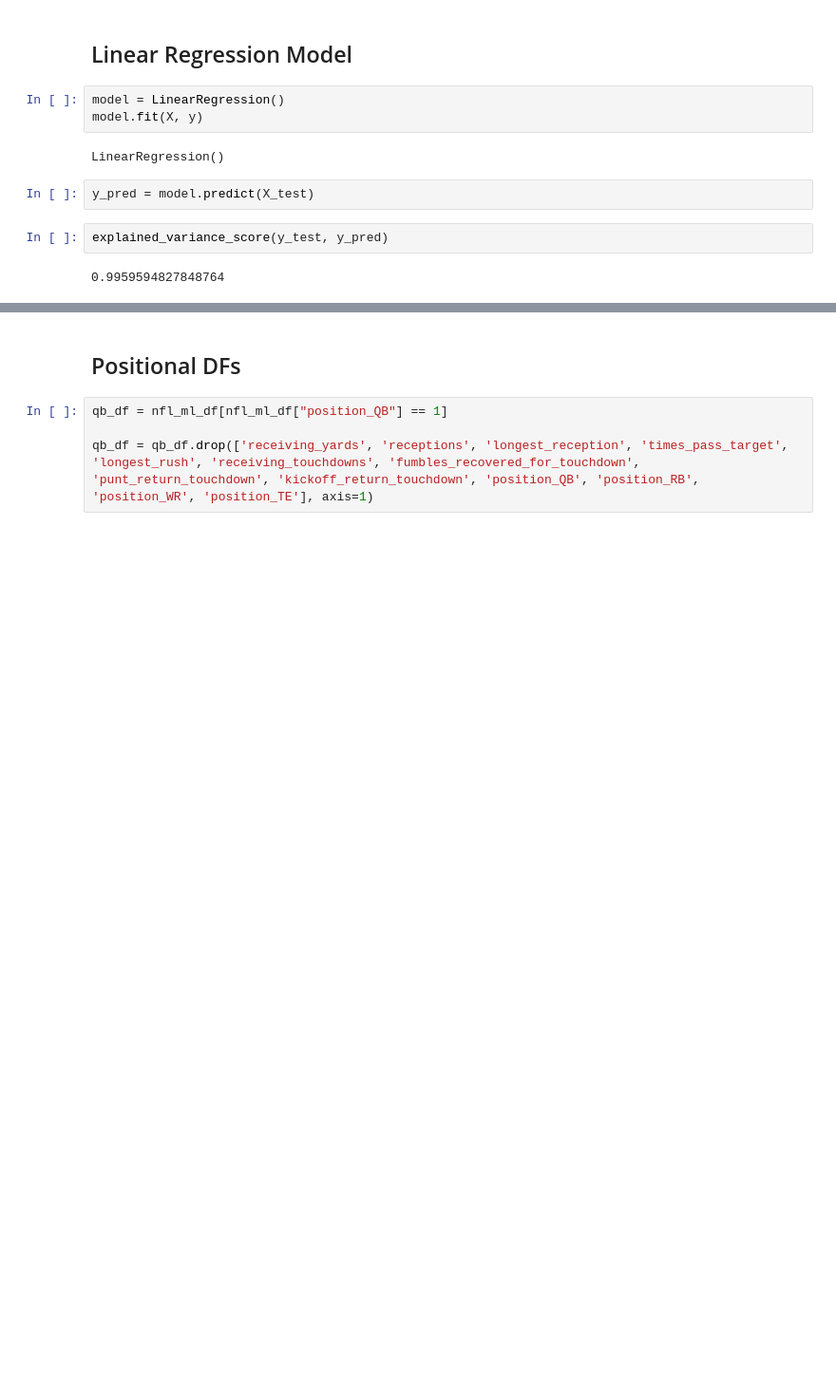
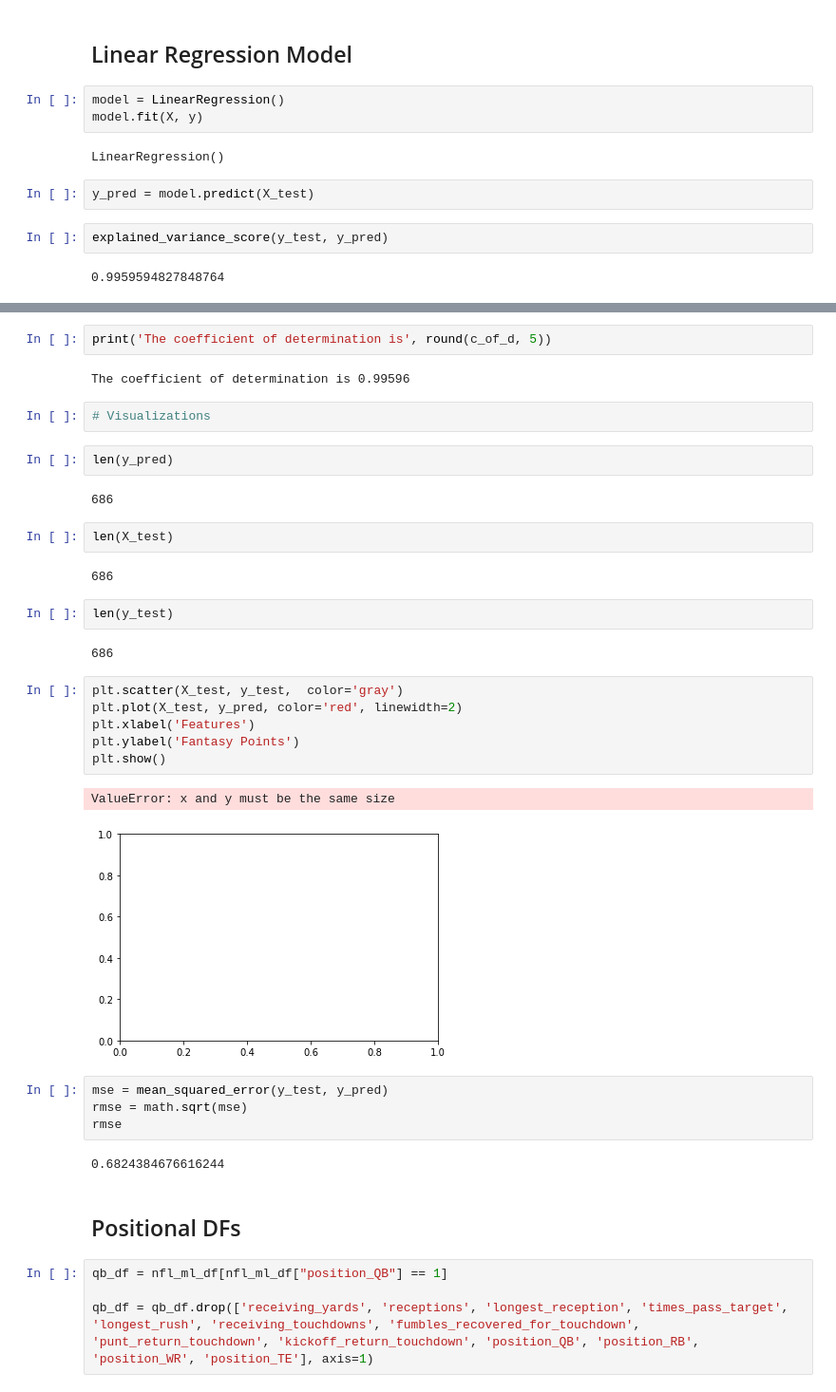
Before and after one commit to sbull32/team_cautious_waffle, a Jupyter notebook: waffles_ml_model.ipynb, the cells around one changed output, grey strips where cells are left out. Shown: that part at 95% size. Cells and saved outputs as stored; diff of their text form; blank space fills up the shorter version.

```diff
--- a/waffles_ml_model.ipynb
+++ b/waffles_ml_model.ipynb
@@ -184,3 +184,36 @@ r2_score(y_test, y_pred)
+# %%
+print('The coefficient of determination is', round(c_of_d, 5))
+# %% [output]
+The coefficient of determination is 0.99596
+# %%
+# Visualizations
+# %%
+len(y_pred)
+# %% [output]
+686
+# %%
+len(X_test)
+# %% [output]
+686
+# %%
+len(y_test)
+# %% [output]
+686
+# %%
+plt.scatter(X_test, y_test,  color='gray')
+plt.plot(X_test, y_pred, color='red', linewidth=2)
+plt.xlabel('Features')
+plt.ylabel('Fantasy Points')
+plt.show()
+# %% [output]
+ValueError: x and y must be the same size
+[figure, added]
+# %%
+mse = mean_squared_error(y_test, y_pred)
+rmse = math.sqrt(mse)
+rmse
+# %% [output]
+0.6824384676616244
 # %% [markdown]
 ## Positional DFs
 # %%
```
Also changed, not shown: parts of 22 cells of this notebook.
